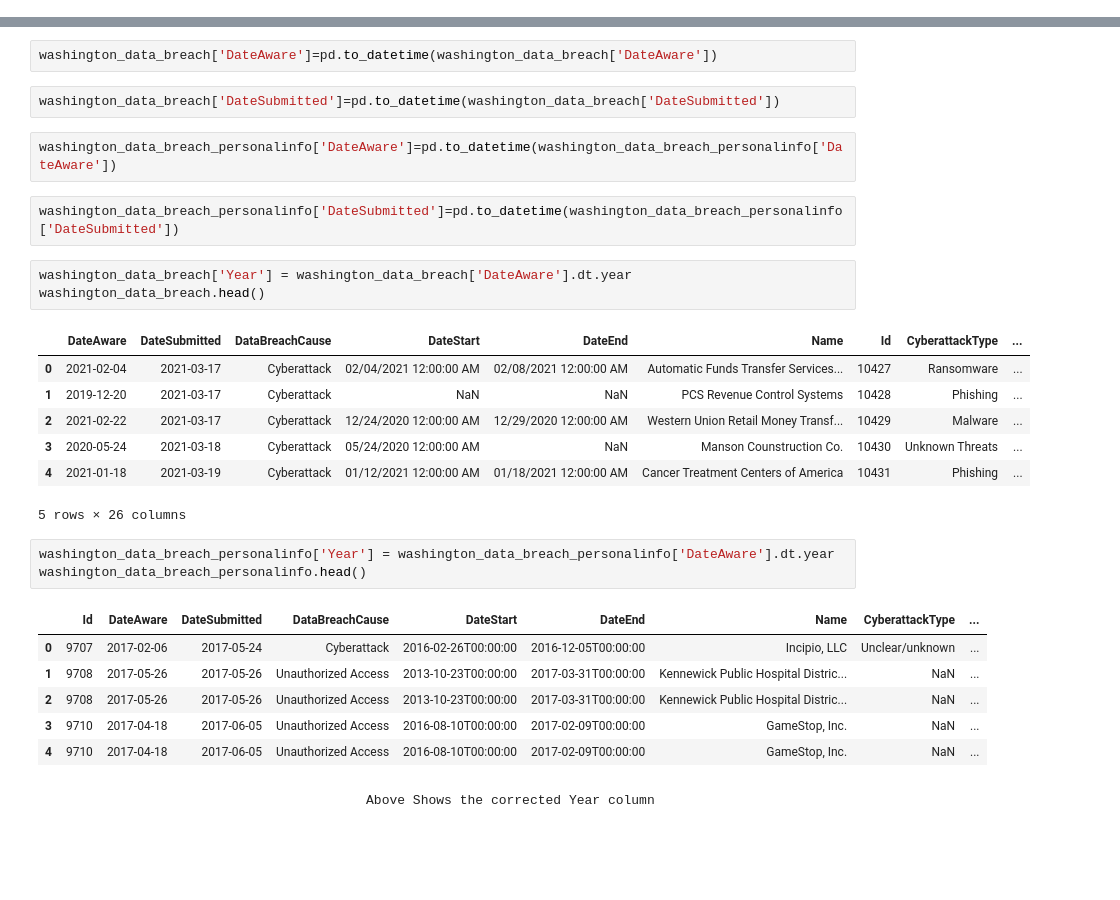
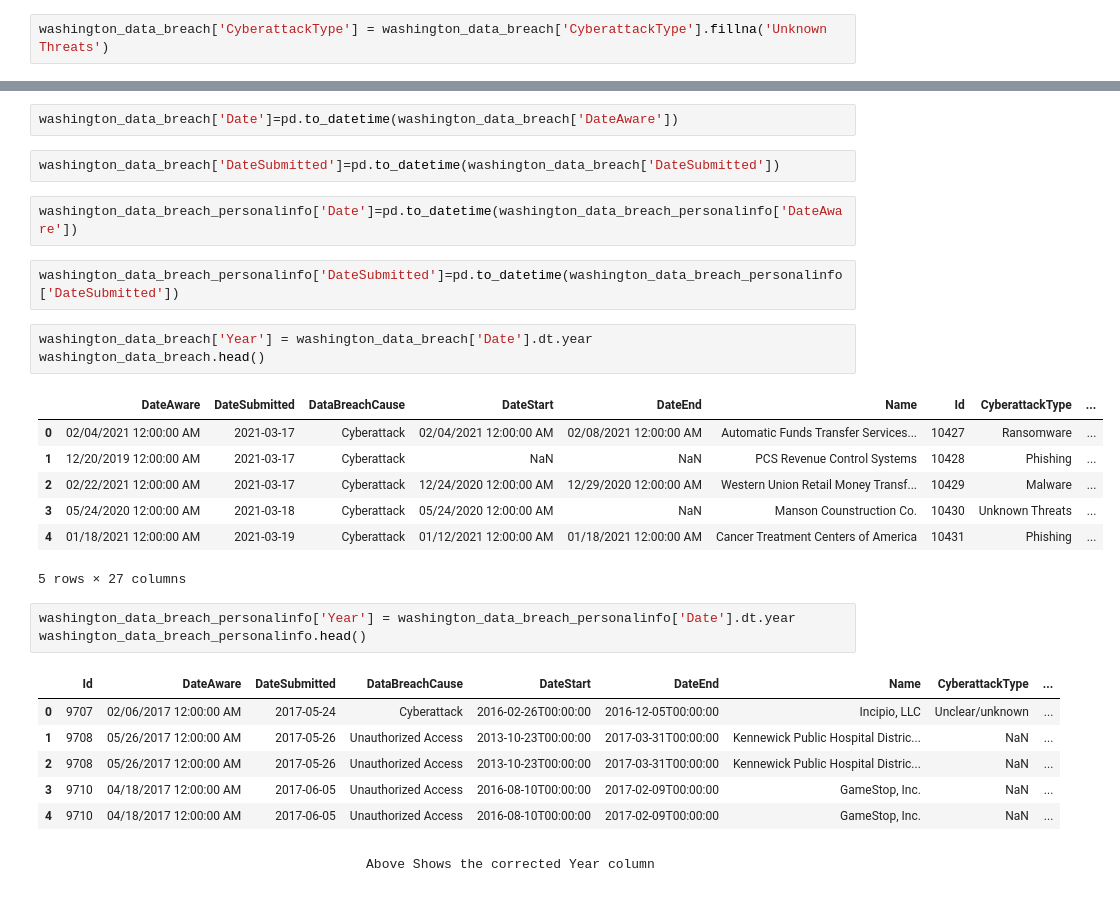
Before and after one commit to BrittanyRussell-15/Data_Breach_Risk_Capstone2025, a Jupyter notebook: notebooks/washingtoncyberattackscapstonebybrittanyrussell.ipynb, the cells around one changed output, grey strips where cells are left out. Drawn from its saved outputs; the diff is of its cells as text; blank space fills up the shorter version.

```diff
--- a/notebooks/washingtoncyberattackscapstonebybrittanyrussell.ipynb
+++ b/notebooks/washingtoncyberattackscapstonebybrittanyrussell.ipynb
@@ -122,3 +121,5 @@ Name: count, dtype: int64
 washington_data_breach['CyberattackType'] = washington_data_breach['CyberattackType'].replace({'Other':'Unknown Threats',
                                                                                                'Unclear/unknown' : 'Unknown Threats',
                                                                                              })
+# %%
+washington_data_breach['CyberattackType'] = washington_data_breach['CyberattackType'].fillna('Unknown Threats')
@@ -279,34 +286,34 @@ washington_data_breach.loc[0, 'DateAware']
             The OldYearColumn is not accurate so I am going to use the date aware column to create a year column. I used the date aware column because it predates to the known awareness of the data breach Date Aware Column is a Object I need to convert the column to datetime using pd.to_datetime.
             This is important because data breaches sometimes occur prior to us being aware and at this point significant loss of data could have already occured.
 # %%
-washington_data_breach['DateAware']=pd.to_datetime(washington_data_breach['DateAware'])
+washington_data_breach['Date']=pd.to_datetime(washington_data_breach['DateAware'])
 # %%
 washington_data_breach['DateSubmitted']=pd.to_datetime(washington_data_breach['DateSubmitted'])
 # %%
-washington_data_breach_personalinfo['DateAware']=pd.to_datetime(washington_data_breach_personalinfo['DateAware'])
+washington_data_breach_personalinfo['Date']=pd.to_datetime(washington_data_breach_personalinfo['DateAware'])
 # %%
 washington_data_breach_personalinfo['DateSubmitted']=pd.to_datetime(washington_data_breach_personalinfo['DateSubmitted'])
 # %%
-washington_data_breach['Year'] = washington_data_breach['DateAware'].dt.year
+washington_data_breach['Year'] = washington_data_breach['Date'].dt.year
 washington_data_breach.head()
 # %% [output]
 |  | DateAware | DateSubmitted | DataBreachCause | DateStart | DateEnd | Name | Id | CyberattackType | ... |
-| 0 | 2021-02-04 | 2021-03-17 | Cyberattack | 02/04/2021 12:00:00 AM | 02/08/2021 12:00:00 AM | Automatic Funds Transfer Services... | 10427 | Ransomware | ... |
-| 1 | 2019-12-20 | 2021-03-17 | Cyberattack | NaN | NaN | PCS Revenue Control Systems | 10428 | Phishing | ... |
-| 2 | 2021-02-22 | 2021-03-17 | Cyberattack | 12/24/2020 12:00:00 AM | 12/29/2020 12:00:00 AM | Western Union Retail Money Transf... | 10429 | Malware | ... |
-| 3 | 2020-05-24 | 2021-03-18 | Cyberattack | 05/24/2020 12:00:00 AM | NaN | Manson Counstruction Co. | 10430 | Unknown Threats | ... |
-| 4 | 2021-01-18 | 2021-03-19 | Cyberattack | 01/12/2021 12:00:00 AM | 01/18/2021 12:00:00 AM | Cancer Treatment Centers of America | 10431 | Phishing | ... |
+| 0 | 02/04/2021 12:00:00 AM | 2021-03-17 | Cyberattack | 02/04/2021 12:00:00 AM | 02/08/2021 12:00:00 AM | Automatic Funds Transfer Services... | 10427 | Ransomware | ... |
+| 1 | 12/20/2019 12:00:00 AM | 2021-03-17 | Cyberattack | NaN | NaN | PCS Revenue Control Systems | 10428 | Phishing | ... |
+| 2 | 02/22/2021 12:00:00 AM | 2021-03-17 | Cyberattack | 12/24/2020 12:00:00 AM | 12/29/2020 12:00:00 AM | Western Union Retail Money Transf... | 10429 | Malware | ... |
+| 3 | 05/24/2020 12:00:00 AM | 2021-03-18 | Cyberattack | 05/24/2020 12:00:00 AM | NaN | Manson Counstruction Co. | 10430 | Unknown Threats | ... |
+| 4 | 01/18/2021 12:00:00 AM | 2021-03-19 | Cyberattack | 01/12/2021 12:00:00 AM | 01/18/2021 12:00:00 AM | Cancer Treatment Centers of America | 10431 | Phishing | ... |
-5 rows × 26 columns
+5 rows × 27 columns
 # %%
-washington_data_breach_personalinfo['Year'] = washington_data_breach_personalinfo['DateAware'].dt.year
+washington_data_breach_personalinfo['Year'] = washington_data_breach_personalinfo['Date'].dt.year
 washington_data_breach_personalinfo.head()
 # %% [output]
 |  | Id | DateAware | DateSubmitted | DataBreachCause | DateStart | DateEnd | Name | CyberattackType | ... |
-| 0 | 9707 | 2017-02-06 | 2017-05-24 | Cyberattack | 2016-02-26T00:00:00 | 2016-12-05T00:00:00 | Incipio, LLC | Unclear/unknown | ... |
-| 1 | 9708 | 2017-05-26 | 2017-05-26 | Unauthorized Access | 2013-10-23T00:00:00 | 2017-03-31T00:00:00 | Kennewick Public Hospital Distric... | NaN | ... |
-| 2 | 9708 | 2017-05-26 | 2017-05-26 | Unauthorized Access | 2013-10-23T00:00:00 | 2017-03-31T00:00:00 | Kennewick Public Hospital Distric... | NaN | ... |
-| 3 | 9710 | 2017-04-18 | 2017-06-05 | Unauthorized Access | 2016-08-10T00:00:00 | 2017-02-09T00:00:00 | GameStop, Inc. | NaN | ... |
-| 4 | 9710 | 2017-04-18 | 2017-06-05 | Unauthorized Access | 2016-08-10T00:00:00 | 2017-02-09T00:00:00 | GameStop, Inc. | NaN | ... |
+| 0 | 9707 | 02/06/2017 12:00:00 AM | 2017-05-24 | Cyberattack | 2016-02-26T00:00:00 | 2016-12-05T00:00:00 | Incipio, LLC | Unclear/unknown | ... |
+| 1 | 9708 | 05/26/2017 12:00:00 AM | 2017-05-26 | Unauthorized Access | 2013-10-23T00:00:00 | 2017-03-31T00:00:00 | Kennewick Public Hospital Distric... | NaN | ... |
+| 2 | 9708 | 05/26/2017 12:00:00 AM | 2017-05-26 | Unauthorized Access | 2013-10-23T00:00:00 | 2017-03-31T00:00:00 | Kennewick Public Hospital Distric... | NaN | ... |
+| 3 | 9710 | 04/18/2017 12:00:00 AM | 2017-06-05 | Unauthorized Access | 2016-08-10T00:00:00 | 2017-02-09T00:00:00 | GameStop, Inc. | NaN | ... |
+| 4 | 9710 | 04/18/2017 12:00:00 AM | 2017-06-05 | Unauthorized Access | 2016-08-10T00:00:00 | 2017-02-09T00:00:00 | GameStop, Inc. | NaN | ... |
 # %% [markdown]
                                             Above Shows the corrected Year column
 # %% [markdown]
```
Also changed, not shown: parts of 7 cells of this notebook.
